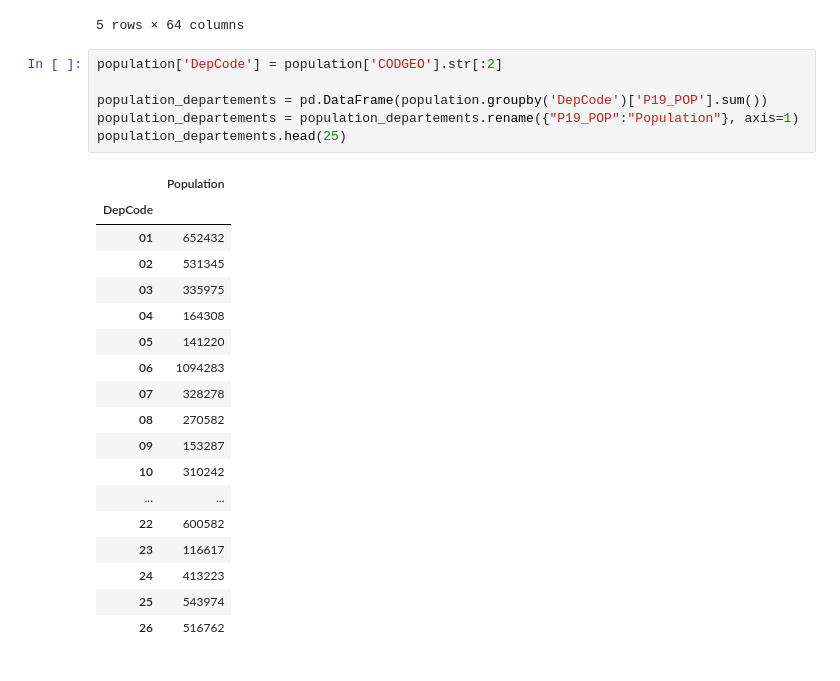
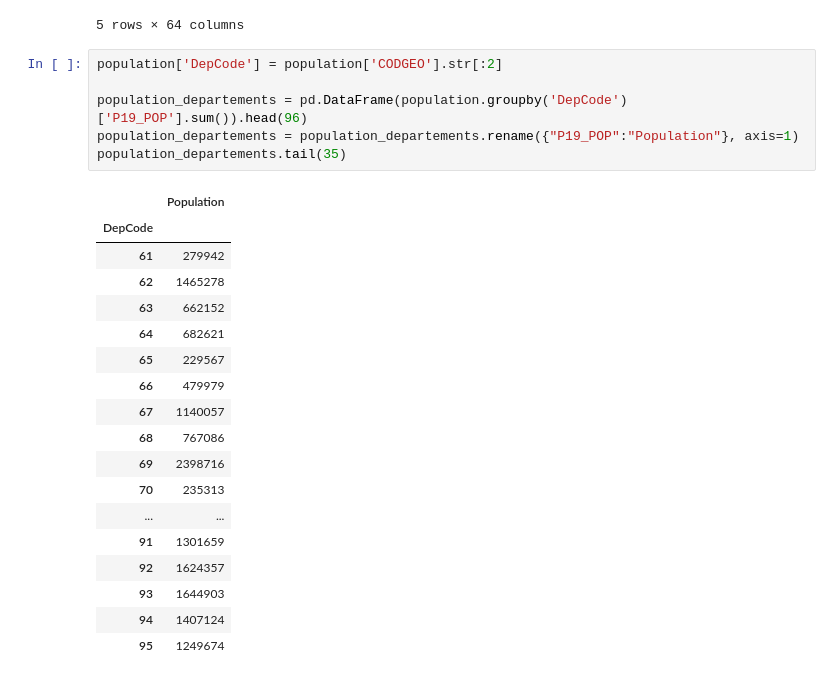
Before and after one commit to JulesChpn/ProjetPython, a Jupyter notebook: README.ipynb, the cells around one changed output. Cells and saved outputs as stored; diff of their text form.

```diff
--- a/README.ipynb
+++ b/README.ipynb
@@ -109,26 +109,26 @@ population.head()
 # %%
 population['DepCode'] = population['CODGEO'].str[:2]
 
-population_departements = pd.DataFrame(population.groupby('DepCode')['P19_POP'].sum())
+population_departements = pd.DataFrame(population.groupby('DepCode')['P19_POP'].sum()).head(96)
 population_departements = population_departements.rename({"P19_POP":"Population"}, axis=1)
-population_departements.head(25)
+population_departements.tail(35)
 # %% [output]
 |  | Population |
 | DepCode |  |
-| 01 | 652432 |
-| 02 | 531345 |
-| 03 | 335975 |
-| 04 | 164308 |
-| 05 | 141220 |
-| 06 | 1094283 |
-| 07 | 328278 |
-| 08 | 270582 |
-| 09 | 153287 |
-| 10 | 310242 |
+| 61 | 279942 |
+| 62 | 1465278 |
+| 63 | 662152 |
+| 64 | 682621 |
+| 65 | 229567 |
+| 66 | 479979 |
+| 67 | 1140057 |
+| 68 | 767086 |
+| 69 | 2398716 |
+| 70 | 235313 |
 | ... | ... |
-| 22 | 600582 |
-| 23 | 116617 |
-| 24 | 413223 |
-| 25 | 543974 |
-| 26 | 516762 |
+| 91 | 1301659 |
+| 92 | 1624357 |
+| 93 | 1644903 |
+| 94 | 1407124 |
+| 95 | 1249674 |
 # %%
```
Also changed, not shown: parts of 5 cells of this notebook.
